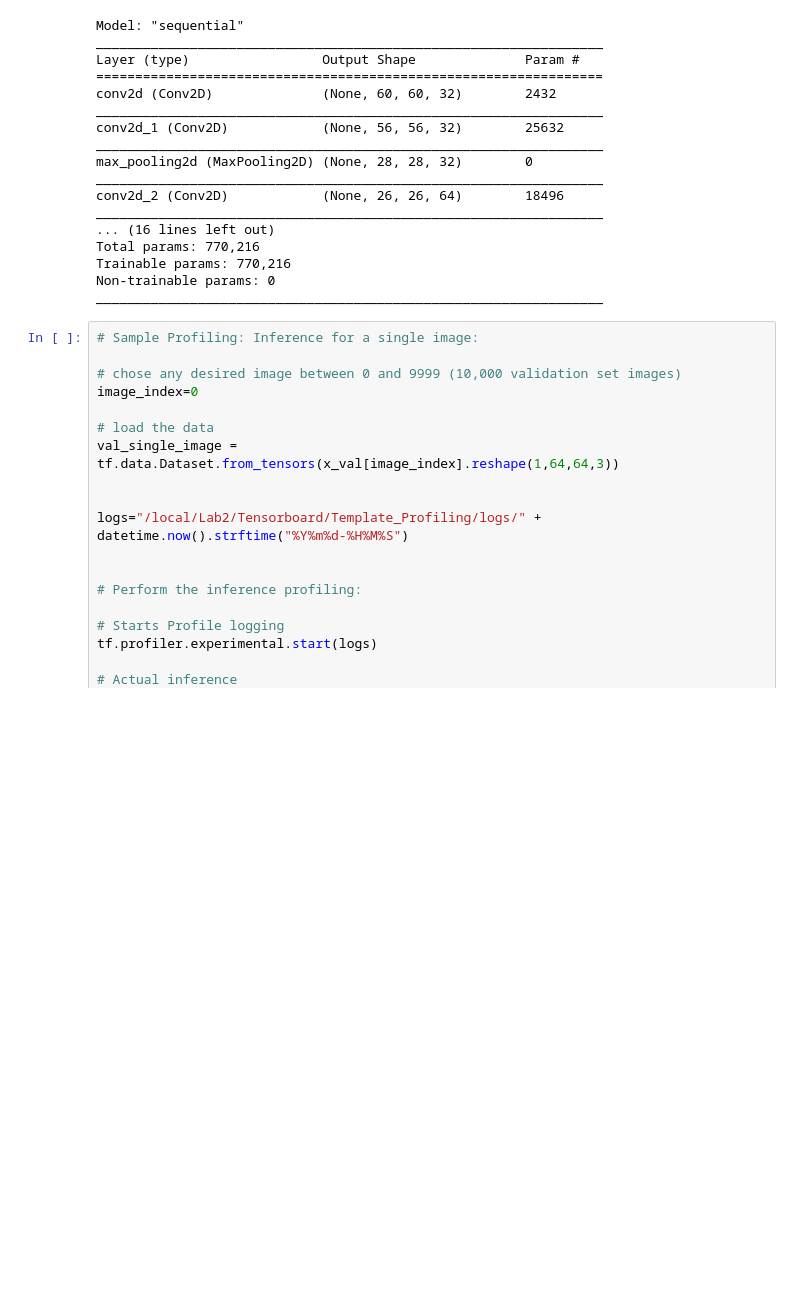
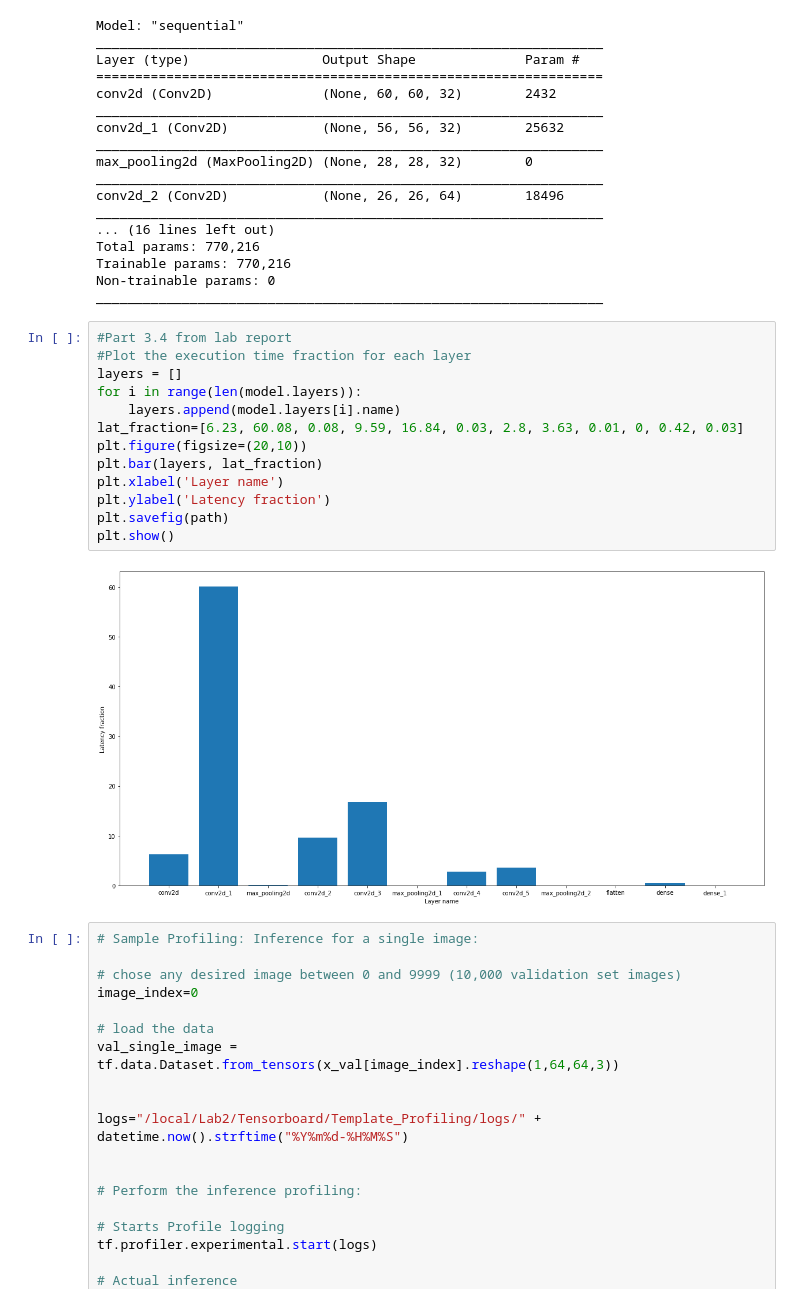
Before and after one commit to jrmerkel/CPRE482X, a Jupyter notebook: Lab2/Tensorboard/Template_Profiling/Inference_Profile.ipynb, the cells around one changed output. Saved outputs shown, nothing was run; the diff lists cells and outputs as text; blank space fills up the shorter version.

```diff
--- a/Lab2/Tensorboard/Template_Profiling/Inference_Profile.ipynb
+++ b/Lab2/Tensorboard/Template_Profiling/Inference_Profile.ipynb
@@ -357,6 +359,21 @@ Total params: 770,216
 Trainable params: 770,216
 Non-trainable params: 0
 _________________________________________________________________
+# %%
+#Part 3.4 from lab report
+#Plot the execution time fraction for each layer
+layers = []
+for i in range(len(model.layers)):
+    layers.append(model.layers[i].name)
+lat_fraction=[6.23, 60.08, 0.08, 9.59, 16.84, 0.03, 2.8, 3.63, 0.01, 0, 0.42, 0.03]
+plt.figure(figsize=(20,10))
+plt.bar(layers, lat_fraction)
+plt.xlabel('Layer name')
+plt.ylabel('Latency fraction')
+plt.savefig(path)
+plt.show()
+# %% [output]
+[figure, added]
 # %%
 # Sample Profiling: Inference for a single image:
 
```
Also changed, not shown: parts of 2 cells of this notebook.
